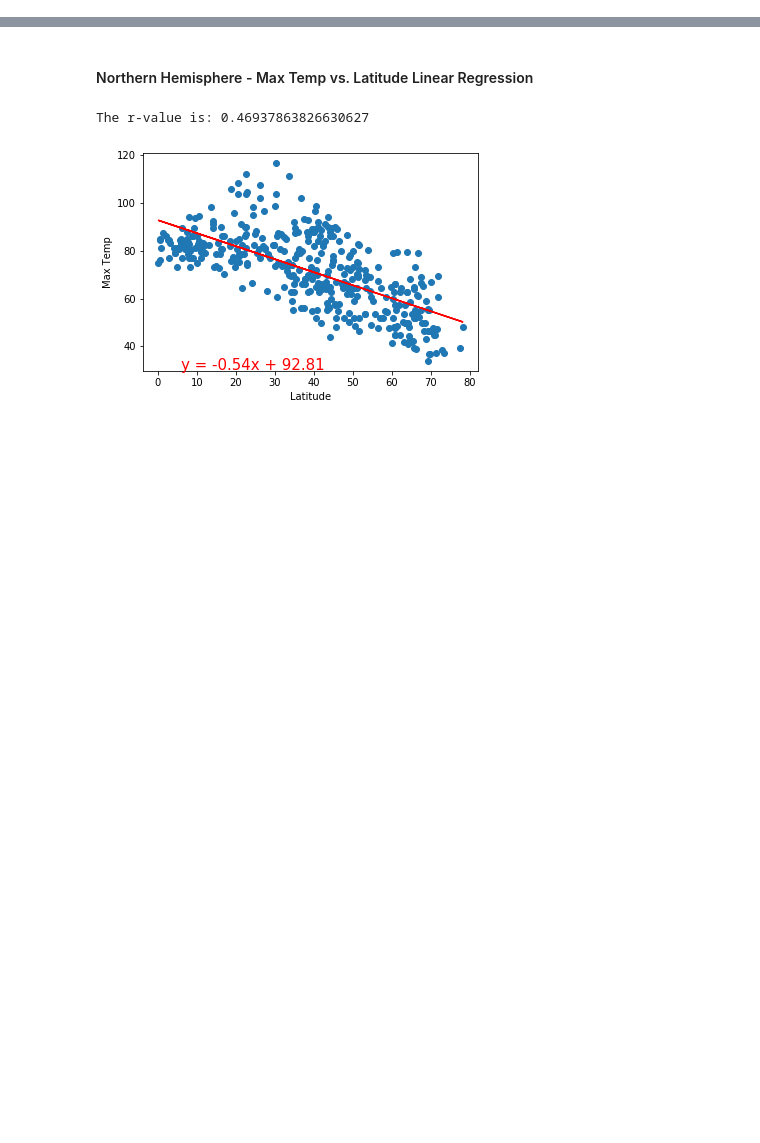
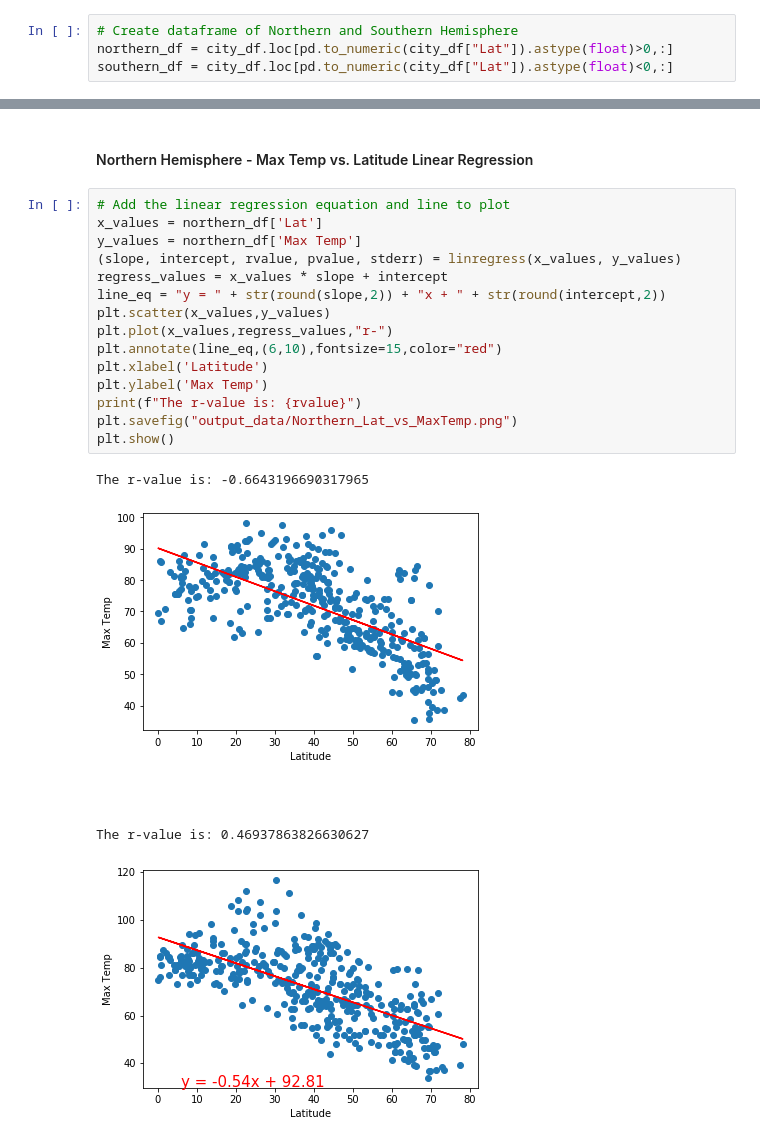
Before and after one commit to meaganmb/python-api-challenge, a Jupyter notebook: WeatherPy.ipynb, the cells around one changed output, grey strips where cells are left out. Cells and saved outputs as stored; diff of their text form; blank space fills up the shorter version.

Commit message:
created figures

```diff
--- a/WeatherPy.ipynb
+++ b/WeatherPy.ipynb
@@ -259,2 +261,6 @@ plt.show()
 # %% [markdown]
 ## Linear Regression
+# %%
+# Create dataframe of Northern and Southern Hemisphere
+northern_df = city_df.loc[pd.to_numeric(city_df["Lat"]).astype(float)>0,:]
+southern_df = city_df.loc[pd.to_numeric(city_df["Lat"]).astype(float)<0,:]
@@ -261,5 +274,23 @@ plt.show()
 # %% [markdown]
 ####  Northern Hemisphere - Max Temp vs. Latitude Linear Regression
+# %%
+# Add the linear regression equation and line to plot
+x_values = northern_df['Lat']
+y_values = northern_df['Max Temp']
+(slope, intercept, rvalue, pvalue, stderr) = linregress(x_values, y_values)
+regress_values = x_values * slope + intercept
+line_eq = "y = " + str(round(slope,2)) + "x + " + str(round(intercept,2))
+plt.scatter(x_values,y_values)
+plt.plot(x_values,regress_values,"r-")
+plt.annotate(line_eq,(6,10),fontsize=15,color="red")
+plt.xlabel('Latitude')
+plt.ylabel('Max Temp')
+print(f"The r-value is: {rvalue}")
+plt.savefig("output_data/Northern_Lat_vs_MaxTemp.png")
+plt.show()
+# %% [output]
+The r-value is: -0.6643196690317965
+[figure, added]
 # %%
 # %% [output]
 The r-value is: 0.46937863826630627
```
Also changed, not shown: parts of 18 cells of this notebook, 13 other files.
